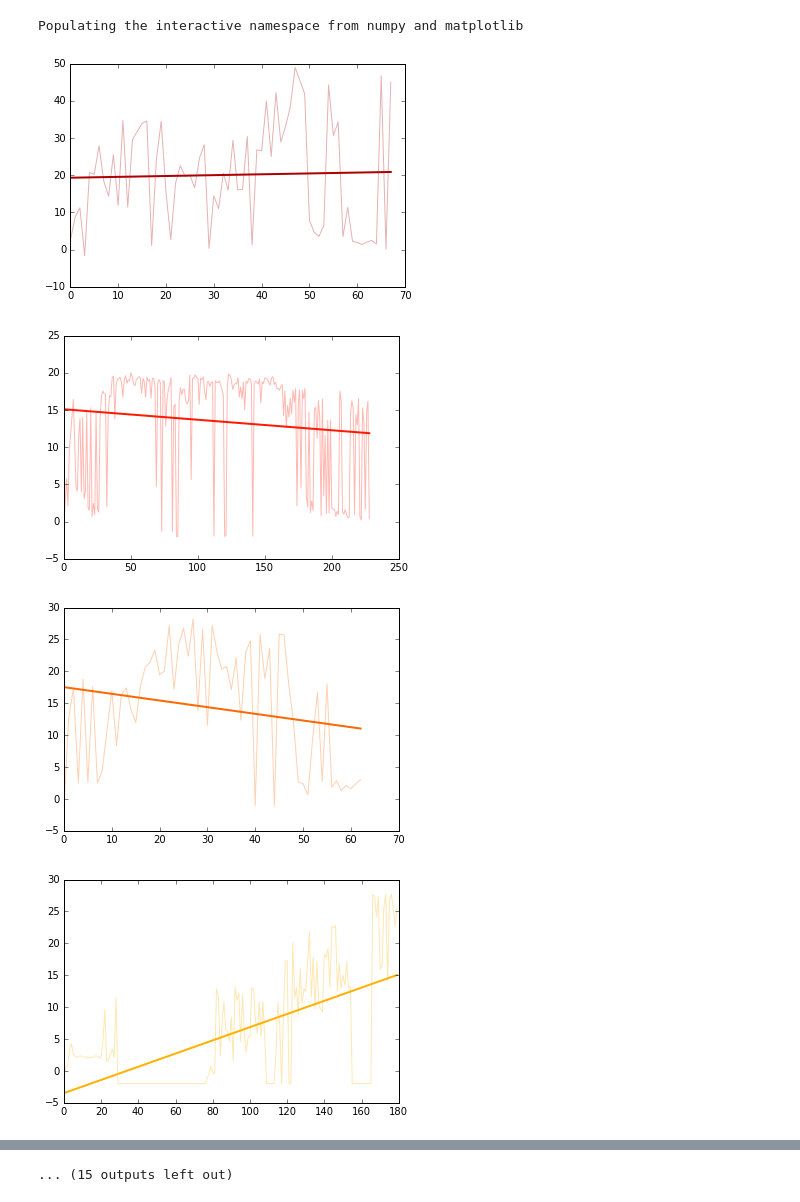
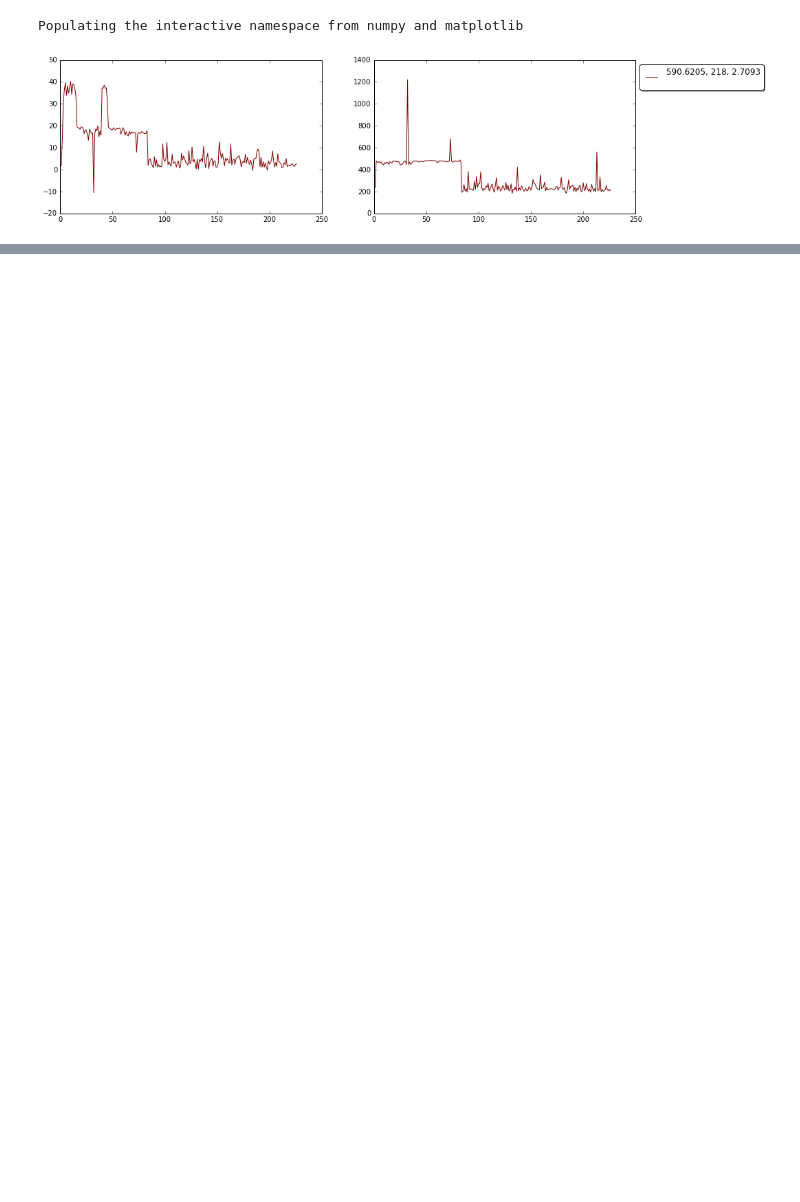
Before and after one commit to nicola-decao/Torcs-with-DDPG, a Jupyter notebook: plots/loss_plot.ipynb, the cells around one changed output, grey strips where cells are left out. Saved outputs shown, nothing was run; the diff lists cells and outputs as text; code cells hidden in the pictures; blank space fills up the shorter version.

```diff
--- a/plots/loss_plot.ipynb
+++ b/plots/loss_plot.ipynb
@@ -9,59 +9,39 @@ Populating the interactive namespace from numpy and matplotlib
 # %%
 rewards = []
 steps = []
 track_names = []
 i=-1
 with open('../rewards.csv', 'r') as f:
     data = f.readlines()
 
 for reading in data:
     try:
         rewards[i].append(float(reading.split(', ')[2].replace('\n', '')))
         steps[i].append(float(reading.split(', ')[1].replace('\n', '')))
     except:
         rewards.append([])
         steps.append([])
         track_names.append(reading)
         i+=1
 
 for i in range(len(rewards)):
     r = rewards[i]
+    s = steps[i]
     if r:
+        label = track_names[i]
         color = cmap(i/len(rewards))
         x = np.array(range(len(r)))
-        polyfit = np.polyfit(x, r, 1)
-        plt.plot(x, polyfit[0]*x + polyfit[1], label=str(int(i/2)) + ' ' + track_names[i], linewidth=2, color=color)
-        plt.plot(r, alpha=0.3, color=color)
+        polyfit_r = np.polyfit(x, r, 1)
+        polyfit_s = np.polyfit(x, s, 1)
 
-#plt.legend(loc='upper center', bbox_to_anchor=(0.5, 1.05), ncol=3, fancybox=True, shadow=True)
-plt.show()
-
-for i in range(len(steps)):
-    s = steps[i]
-    if s:
-        color = cmap(i/len(steps))
-        x = np.array(range(len(s)))
-        polyfit = np.polyfit(x, s, 1)
-        plt.plot(x, polyfit[0]*x + polyfit[1], label=str(int(i/2)) + ' ' + track_names[i], linewidth=2, color=color)
-        plt.plot(s, alpha=0.3, color=color)
-
-#plt.legend(loc='upper center', bbox_to_anchor=(0.5, 1.05), ncol=3, fancybox=True, shadow=True)
-plt.show()
-
-total = []
-color = cmap(0.80)
-for i in range(len(rewards)):
-    s = steps[i]
-    if s:
-        total+=rewards[i]
-x = np.array(range(len(total)))
-polyfit = np.polyfit(x, total, 1)
-plt.plot(x, polyfit[0]*x + polyfit[1], linewidth=2, color=color)
-plt.plot(total, alpha=0.3, color=color)
-
-plt.show()
+        plt.figure(figsize=(15, 4))
+        plt.subplot(1, 2, 1)
+        #plt.plot(x, polyfit_r[0]*x + polyfit_r[1], label=label, linewidth=2, color=color)
+        plt.plot(r, alpha=1, label=label, color=color)
+        plt.subplot(1, 2, 2)
+        #plt.plot(x, polyfit_s[0]*x + polyfit_s[1], label=label, linewidth=2, color=color)
+        plt.plot(s, alpha=1, label=label, color=color)
+        plt.legend(loc='upper left', bbox_to_anchor=(1, 1), ncol=3, fancybox=True, shadow=True)
+        plt.show()
 # %% [output]
-[figure, old version]
+[figure, new version]
-[figure, removed]
-[figure, removed]
-[figure, removed]
@@ -76 +47,0 @@ plt.show()
-... (15 outputs left out)
```
Also changed, not shown: parts of 1 cell of this notebook, 2 other files.
